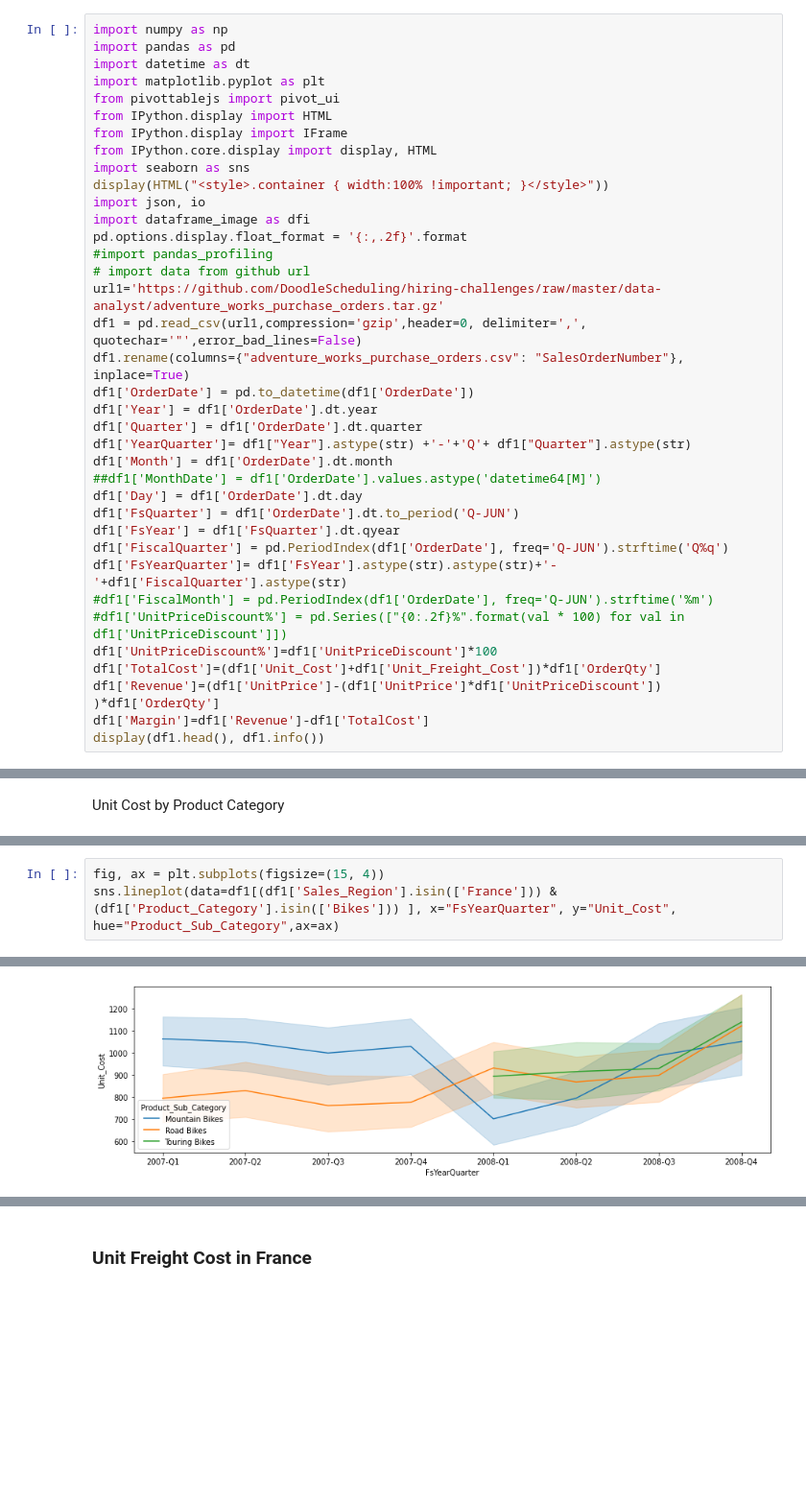
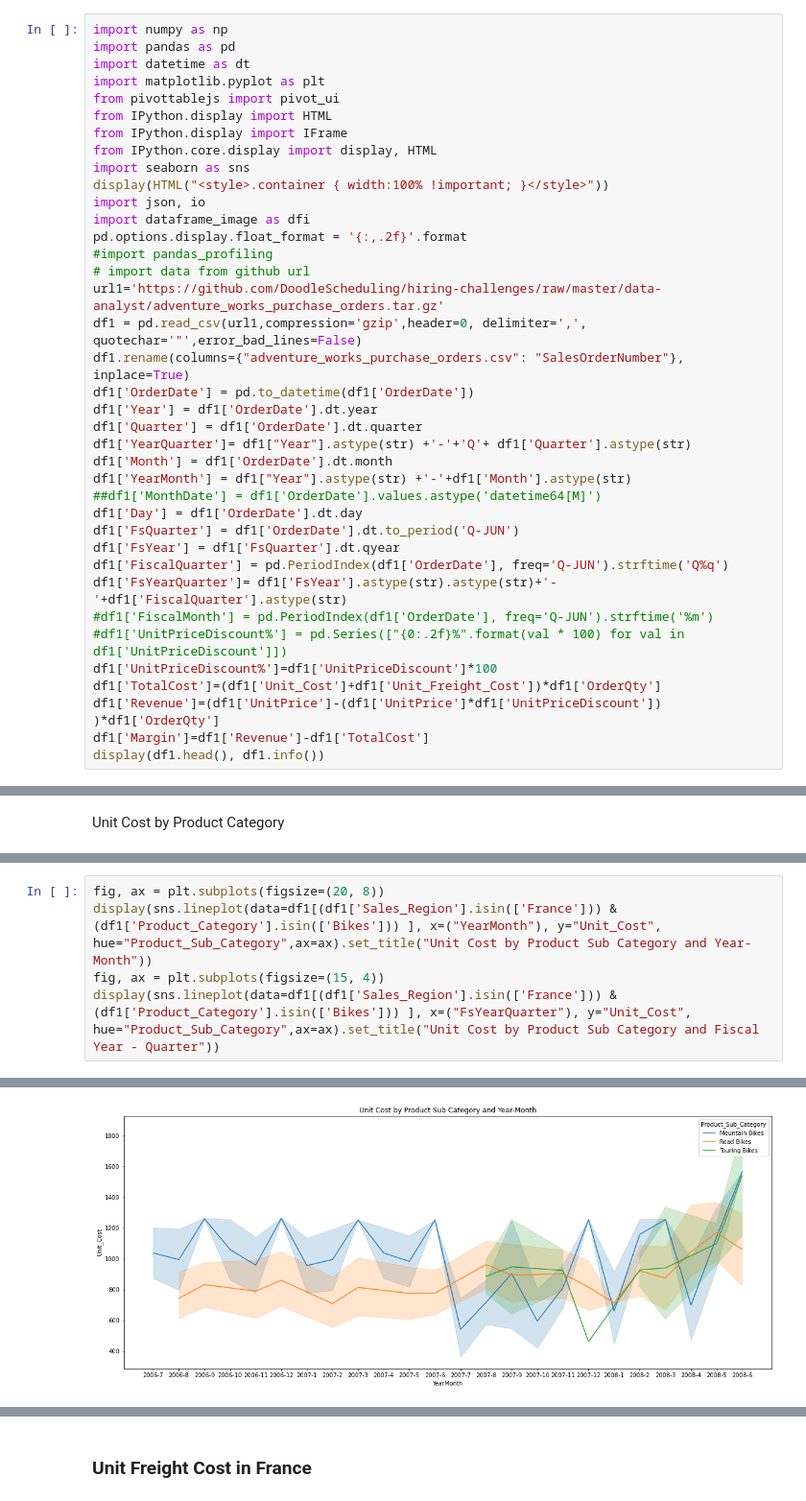
Before and after one commit to atimad/Adventure-Works-Cycles-Analysis, a Jupyter notebook: Cycles.ipynb, the cells around one changed output, grey strips where cells are left out. Shown at 96% size. Cells and saved outputs as stored; diff of their text form; blank space fills up the shorter version.

Commit message:
added cost by month and quarter

```diff
--- a/Cycles.ipynb
+++ b/Cycles.ipynb
@@ -22,8 +22,9 @@ df1.rename(columns={"adventure_works_purchase_orders.csv": "SalesOrderNumber"},
 df1['OrderDate'] = pd.to_datetime(df1['OrderDate'])
 df1['Year'] = df1['OrderDate'].dt.year
 df1['Quarter'] = df1['OrderDate'].dt.quarter
-df1['YearQuarter']= df1["Year"].astype(str) +'-'+'Q'+ df1["Quarter"].astype(str)
+df1['YearQuarter']= df1["Year"].astype(str) +'-'+'Q'+ df1['Quarter'].astype(str)
 df1['Month'] = df1['OrderDate'].dt.month
+df1['YearMonth'] = df1["Year"].astype(str) +'-'+df1['Month'].astype(str)
 ##df1['MonthDate'] = df1['OrderDate'].values.astype('datetime64[M]')
 df1['Day'] = df1['OrderDate'].dt.day
 df1['FsQuarter'] = df1['OrderDate'].dt.to_period('Q-JUN')
@@ -207,5 +222,7 @@ Share of Unit Cost by Product Category in France
 [figure]
 # %%
+fig, ax = plt.subplots(figsize=(20, 8))
+display(sns.lineplot(data=df1[(df1['Sales_Region'].isin(['France'])) & (df1['Product_Category'].isin(['Bikes'])) ], x=("YearMonth"), y="Unit_Cost", hue="Product_Sub_Category",ax=ax).set_title("Unit Cost by Product Sub Category and Year-Month"))
 fig, ax = plt.subplots(figsize=(15, 4))
-sns.lineplot(data=df1[(df1['Sales_Region'].isin(['France'])) & (df1['Product_Category'].isin(['Bikes'])) ], x="FsYearQuarter", y="Unit_Cost", hue="Product_Sub_Category",ax=ax)
+display(sns.lineplot(data=df1[(df1['Sales_Region'].isin(['France'])) & (df1['Product_Category'].isin(['Bikes'])) ], x=("FsYearQuarter"), y="Unit_Cost", hue="Product_Sub_Category",ax=ax).set_title("Unit Cost by Product Sub Category and Fiscal Year - Quarter"))
 # %% [output]
@@ -213 +231 @@ sns.lineplot(data=df1[(df1['Sales_Region'].isin(['France'])) & (df1['Product_Cat
-[figure, old version]
+[figure, new version]
```
Also changed, not shown: parts of 4 cells of this notebook, 1 other file.
